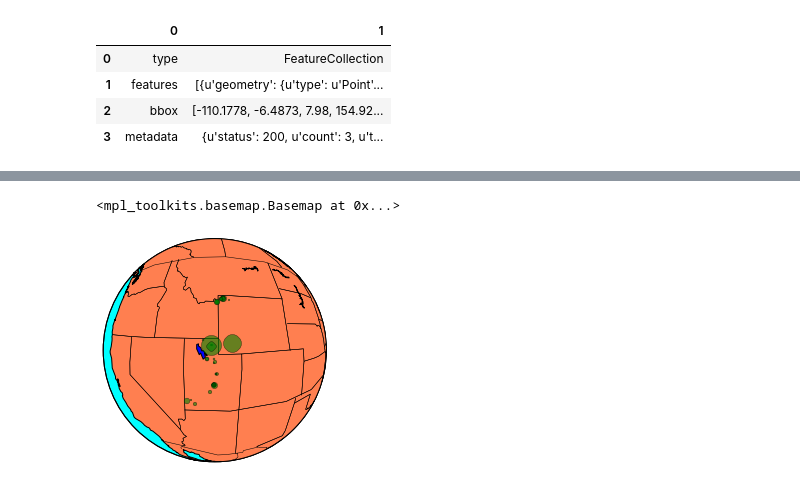
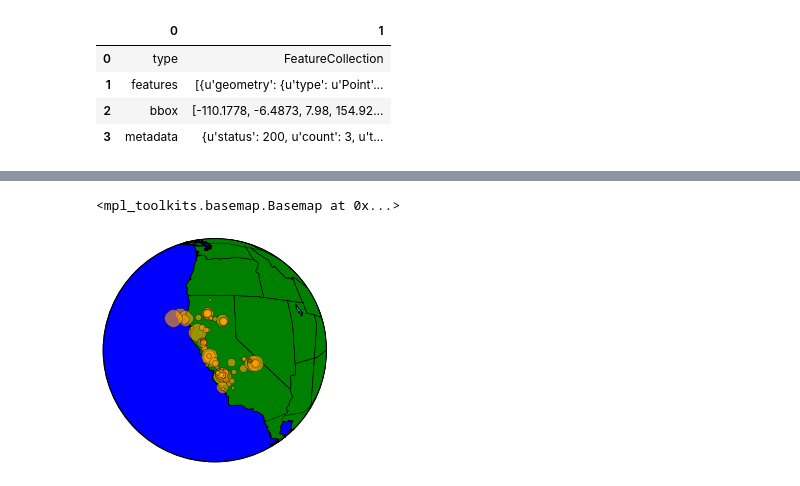
Before and after one commit to reenashah/recent-quakes, a Jupyter notebook: Recent Earthquakes.ipynb, the cells around one changed output, grey strips where cells are left out. Drawn from its saved outputs; the diff is of its cells as text; code cells hidden in the pictures.

Commit message:
cleaned up code, made more readable, modified plotting colors

```diff
--- a/Recent Earthquakes.ipynb
+++ b/Recent Earthquakes.ipynb
@@ -115,19 +115,23 @@ Name: Src
 # %%
 from mpl_toolkits.basemap import Basemap
+from numpy import mean
 
 def plot_quakes(quakes):
-    cenlat = sum(quakes.Lat)/len(quakes.Lat)
-    cenlon = sum(quakes.Lon)/len(quakes.Lon)
-    m = Basemap(resolution='l',projection='nsper',area_thresh=1000., satellite_height=200000,
-        lat_0=cenlat,lon_0=cenlon)
+    cenlat = mean(quakes.Lat)
+    cenlon = mean(quakes.Lon)
+    m = Basemap(resolution = 'l', projection='nsper',
+                area_thresh = 1000., satellite_height = 200000,
+                lat_0 = cenlat, lon_0 = cenlon)
     m.drawcoastlines()
     m.drawcountries()
     m.drawstates()
-    m.fillcontinents(color='coral',lake_color='blue')
-    m.drawmapboundary(fill_color='aqua')
+    m.fillcontinents(color = 'green', lake_color = 'aqua')
+    m.drawmapboundary(fill_color = 'blue')
     x, y = m(quakes.Lon, quakes.Lat)
-    for i in range(0,len(x)-1):
-        m.plot(x[i:i+1], y[i:i+1], 'g',marker='o',markersize=(pi/2*quakes.Magnitude[i:i+1]**2),alpha=0.6)
+    for i in range(0, len(x) - 1):
+        m.plot(x[i:i+1], y[i:i+1], 'orange',
+               marker = 'o', markersize = (pi / 2 * quakes.Magnitude[i:i+1]**2),
+               alpha = 0.6)
     return m
 # %%
 plot_quakes(alaska)
@@ -154,9 +158,9 @@ Name: Src
 # %%
-x = clean_data[clean_data.Src == 'uu']
-plot_quakes(x)
+northern_california = clean_data[clean_data.Src == 'nc']
+plot_quakes(northern_california)
 # %% [output]
 <mpl_toolkits.basemap.Basemap at 0x...>
-[figure, old version]
+[figure, new version]
 # %%
 # Reverse Geocoding Testing
 from pygeocoder import Geocoder
```
Also changed, not shown: parts of 8 cells of this notebook, 1 other file.
